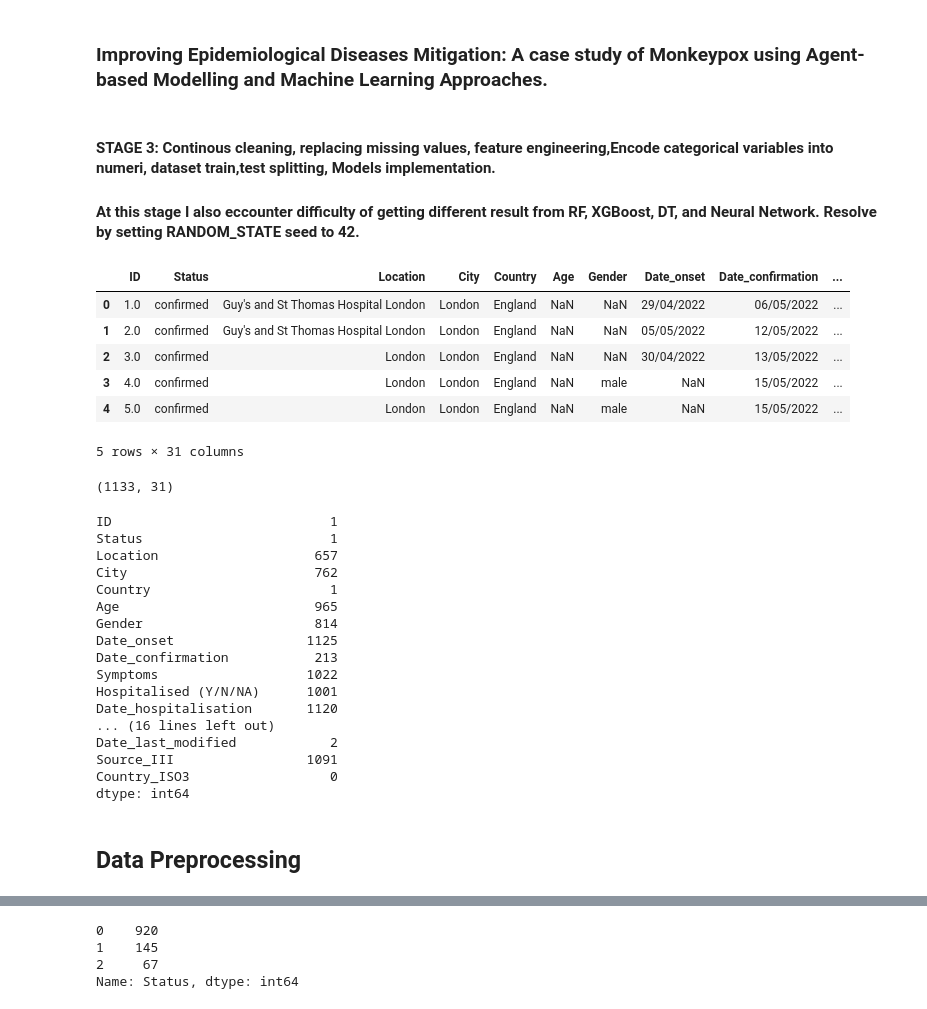
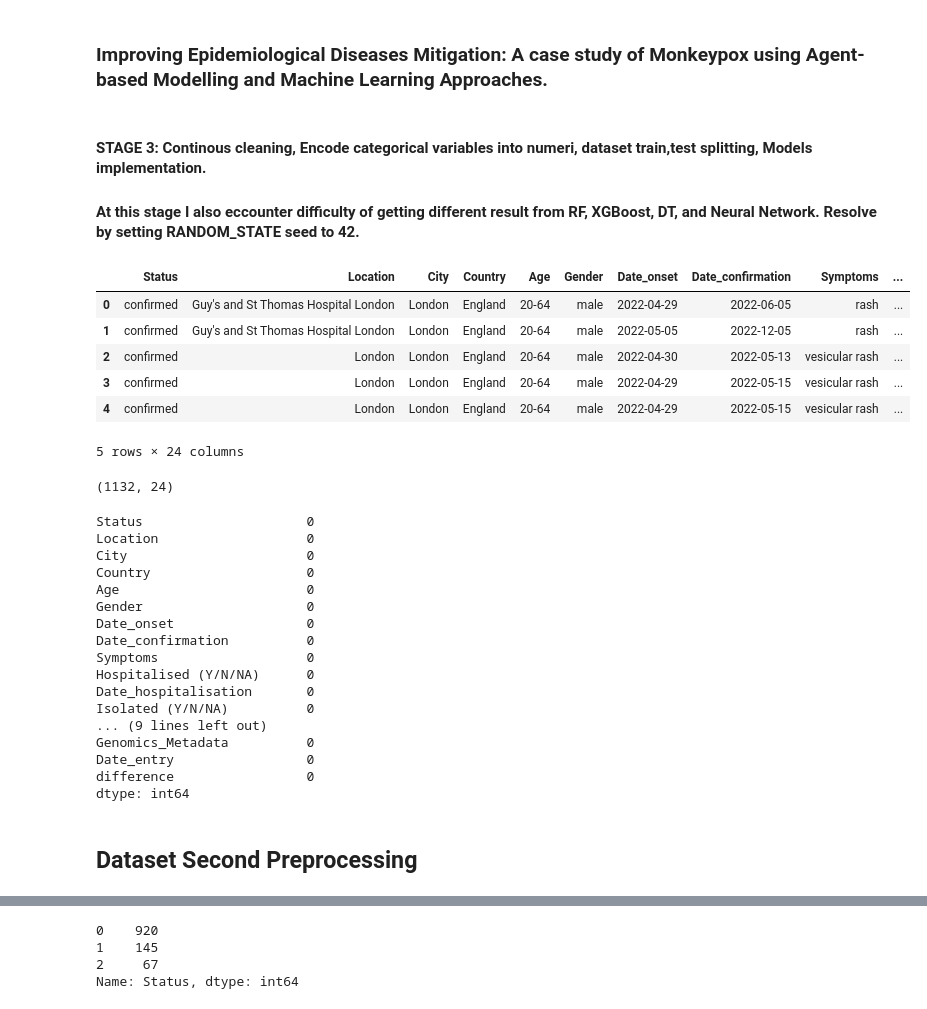
Before and after one commit to olayemexcel/monkeypoxPrediction, a Jupyter notebook: Stage3_Monkeypox_ML.ipynb, the cells around one changed output, grey strips where cells are left out. Saved outputs shown, nothing was run; the diff lists cells and outputs as text; code cells hidden in the pictures.

```diff
--- a/Stage3_Monkeypox_ML.ipynb
+++ b/Stage3_Monkeypox_ML.ipynb
@@ -1,7 +1,7 @@
 # %% [markdown]
 ### Improving Epidemiological Diseases Mitigation: A case study of Monkeypox using Agent-based Modelling and Machine Learning Approaches.
 # %% [markdown]
-#### STAGE 3: Continous cleaning, replacing missing values, feature engineering,Encode categorical variables into numeri, dataset train,test splitting, Models implementation.
+#### STAGE 3: Continous cleaning, Encode categorical variables into numeri, dataset train,test splitting, Models implementation.
 
 #### At this stage I also eccounter difficulty of getting different result from RF, XGBoost, DT, and Neural Network. Resolve by setting RANDOM_STATE seed to 42.
 # %%
@@ -24,42 +24,42 @@ from tensorflow.keras.layers import Dense
 import warnings
 warnings.filterwarnings('ignore')
 # %%
-# Load data
-df_mkp = pd.read_csv('Monkeypox.csv')
+# Load first clean dataset
+df_mkp = pd.read_csv('first_cleaned_dataset.csv')
 df_mkp.head(5)
 # %% [output]
-|  | ID | Status | Location | City | Country | Age | Gender | Date_onset | Date_confirmation | ... |
-| 0 | 1.0 | confirmed | Guy's and St Thomas Hospital London | London | England | NaN | NaN | 29/04/2022 | 06/05/2022 | ... |
-| 1 | 2.0 | confirmed | Guy's and St Thomas Hospital London | London | England | NaN | NaN | 05/05/2022 | 12/05/2022 | ... |
-| 2 | 3.0 | confirmed | London | London | England | NaN | NaN | 30/04/2022 | 13/05/2022 | ... |
-| 3 | 4.0 | confirmed | London | London | England | NaN | male | NaN | 15/05/2022 | ... |
-| 4 | 5.0 | confirmed | London | London | England | NaN | male | NaN | 15/05/2022 | ... |
+|  | Status | Location | City | Country | Age | Gender | Date_onset | Date_confirmation | Symptoms | ... |
+| 0 | confirmed | Guy's and St Thomas Hospital London | London | England | 20-64 | male | 2022-04-29 | 2022-06-05 | rash | ... |
+| 1 | confirmed | Guy's and St Thomas Hospital London | London | England | 20-64 | male | 2022-05-05 | 2022-12-05 | rash | ... |
+| 2 | confirmed | London | London | England | 20-64 | male | 2022-04-30 | 2022-05-13 | vesicular rash | ... |
+| 3 | confirmed | London | London | England | 20-64 | male | 2022-04-29 | 2022-05-15 | vesicular rash | ... |
+| 4 | confirmed | London | London | England | 20-64 | male | 2022-04-29 | 2022-05-15 | vesicular rash | ... |
-5 rows × 31 columns
+5 rows × 24 columns
 # %%
 #Check dataset shape: number of rows and columns
 df_mkp.shape
 # %% [output]
-(1133, 31)
+(1132, 24)
 # %%
 #check for missing value
 df_mkp.isna().sum()
 # %% [output]
-ID                            1
-Status                        1
-Location                    657
-City                        762
-Country                       1
-Age                         965
-Gender                      814
-Date_onset                 1125
-Date_confirmation           213
-Symptoms                   1022
-Hospitalised (Y/N/NA)      1001
-Date_hospitalisation       1120
-... (16 lines left out)
-Date_last_modified            2
-Source_III                 1091
-Country_ISO3                  0
+Status                     0
+Location                   0
+City                       0
+Country                    0
+Age                        0
+Gender                     0
+Date_onset                 0
+Date_confirmation          0
+Symptoms                   0
+Hospitalised (Y/N/NA)      0
+Date_hospitalisation       0
+Isolated (Y/N/NA)          0
+... (9 lines left out)
+Genomics_Metadata          0
+Date_entry                 0
+difference                 0
 dtype: int64
 # %% [markdown]
-## Data Preprocessing
+## Dataset Second Preprocessing
```
Also changed, not shown: parts of 20 cells of this notebook, 9 other files.
